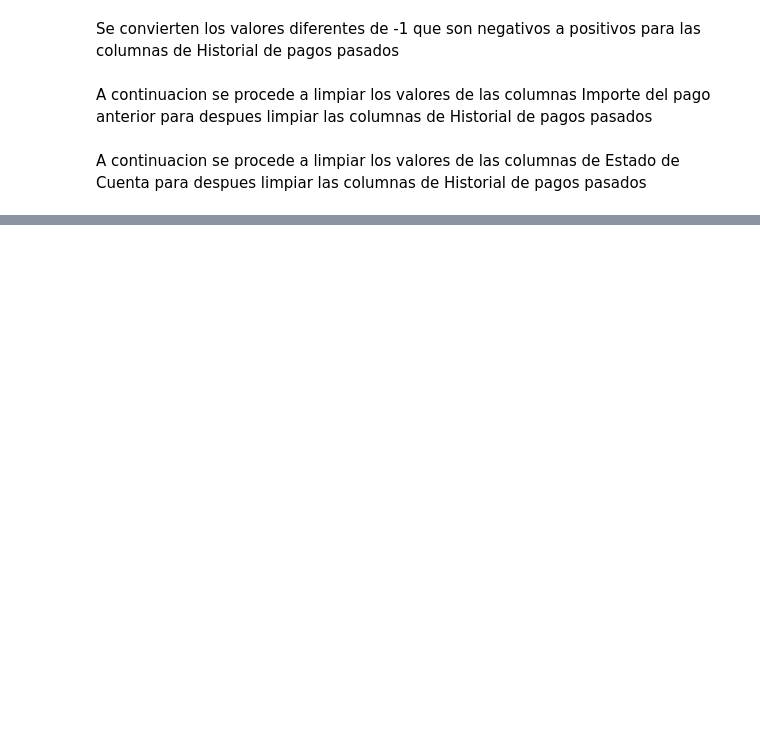
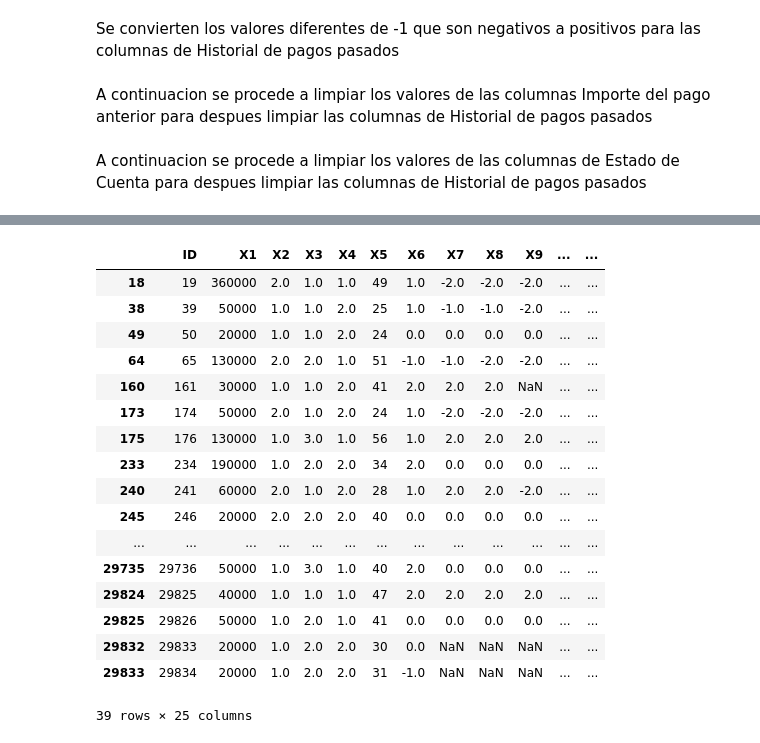
Before and after one commit to PosgradoMNA/actividades-de-aprendizaje-JulioOsvaldoHernandezBucio, a Jupyter notebook: Semana3_Actividad1.ipynb, the cells around one changed output, grey strips where cells are left out. Saved outputs shown, nothing was run; the diff lists cells and outputs as text; code cells hidden in the pictures; blank space fills up the shorter version.

```diff
--- a/Semana3_Actividad1.ipynb
+++ b/Semana3_Actividad1.ipynb
@@ -261,0 +249,21 @@ update_df.loc[:,'X6': 'X23']
+# %%
+df1
+# %% [output]
+|  | ID | X1 | X2 | X3 | X4 | X5 | X6 | X7 | X8 | X9 | ... | ... |
+| 18 | 19 | 360000 | 2.0 | 1.0 | 1.0 | 49 | 1.0 | -2.0 | -2.0 | -2.0 | ... | ... |
+| 38 | 39 | 50000 | 1.0 | 1.0 | 2.0 | 25 | 1.0 | -1.0 | -1.0 | -2.0 | ... | ... |
+| 49 | 50 | 20000 | 1.0 | 1.0 | 2.0 | 24 | 0.0 | 0.0 | 0.0 | 0.0 | ... | ... |
+| 64 | 65 | 130000 | 2.0 | 2.0 | 1.0 | 51 | -1.0 | -1.0 | -2.0 | -2.0 | ... | ... |
+| 160 | 161 | 30000 | 1.0 | 1.0 | 2.0 | 41 | 2.0 | 2.0 | 2.0 | NaN | ... | ... |
+| 173 | 174 | 50000 | 2.0 | 1.0 | 2.0 | 24 | 1.0 | -2.0 | -2.0 | -2.0 | ... | ... |
+| 175 | 176 | 130000 | 1.0 | 3.0 | 1.0 | 56 | 1.0 | 2.0 | 2.0 | 2.0 | ... | ... |
+| 233 | 234 | 190000 | 1.0 | 2.0 | 2.0 | 34 | 2.0 | 0.0 | 0.0 | 0.0 | ... | ... |
+| 240 | 241 | 60000 | 2.0 | 1.0 | 2.0 | 28 | 1.0 | 2.0 | 2.0 | -2.0 | ... | ... |
+| 245 | 246 | 20000 | 2.0 | 2.0 | 2.0 | 40 | 0.0 | 0.0 | 0.0 | 0.0 | ... | ... |
+| ... | ... | ... | ... | ... | ... | ... | ... | ... | ... | ... | ... | ... |
+| 29735 | 29736 | 50000 | 1.0 | 3.0 | 1.0 | 40 | 2.0 | 0.0 | 0.0 | 0.0 | ... | ... |
+| 29824 | 29825 | 40000 | 1.0 | 1.0 | 1.0 | 47 | 2.0 | 2.0 | 2.0 | 2.0 | ... | ... |
+| 29825 | 29826 | 50000 | 1.0 | 2.0 | 1.0 | 41 | 0.0 | 0.0 | 0.0 | 0.0 | ... | ... |
+| 29832 | 29833 | 20000 | 1.0 | 2.0 | 2.0 | 30 | 0.0 | NaN | NaN | NaN | ... | ... |
+| 29833 | 29834 | 20000 | 1.0 | 2.0 | 2.0 | 31 | -1.0 | NaN | NaN | NaN | ... | ... |
+39 rows × 25 columns
```
Also changed, not shown: parts of 5 cells of this notebook.
